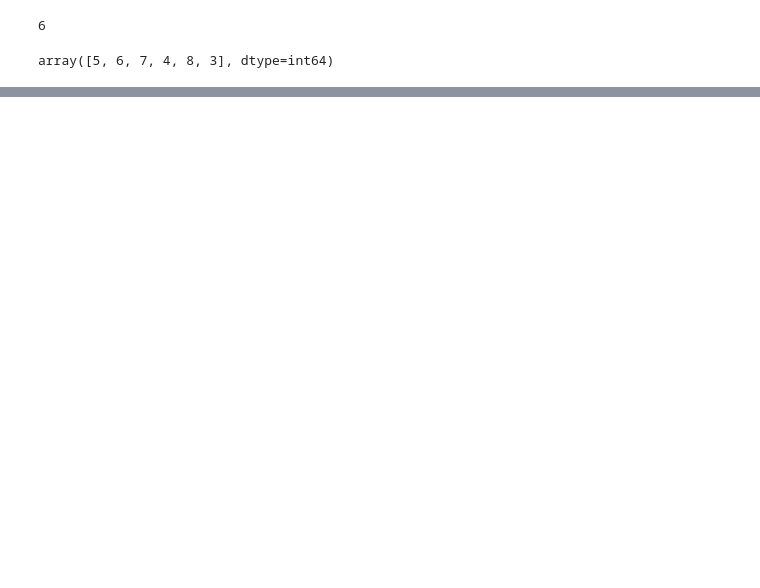
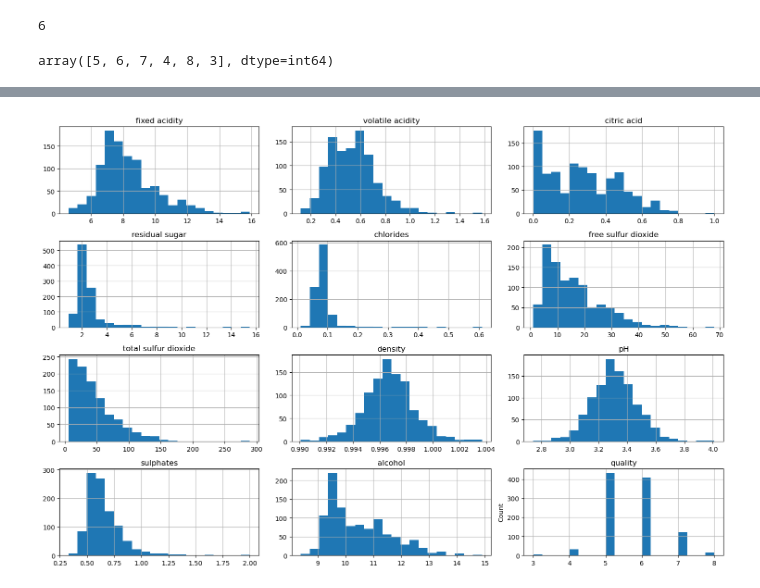
Before and after one commit to Mutiu123/Exploratory-Data-Analysis, a Jupyter notebook: WineQualityEDA.ipynb, the cells around one changed output, grey strips where cells are left out. Saved outputs shown, nothing was run; the diff lists cells and outputs as text; code cells hidden in the pictures; blank space fills up the shorter version.

```diff
--- a/WineQualityEDA.ipynb
+++ b/WineQualityEDA.ipynb
@@ -125,0 +209,9 @@ df.drop_duplicates(inplace=True)
+# %%
+#plot all the columns
+df.hist(figsize=(15,10), bins=20)
+#label the x and y coordinates
+plt.ylabel('Count')
+plt.tight_layout()
+plt.show()
+# %% [output]
+[figure, added]
```
Also changed, not shown: parts of 24 cells of this notebook, 1 other file.
